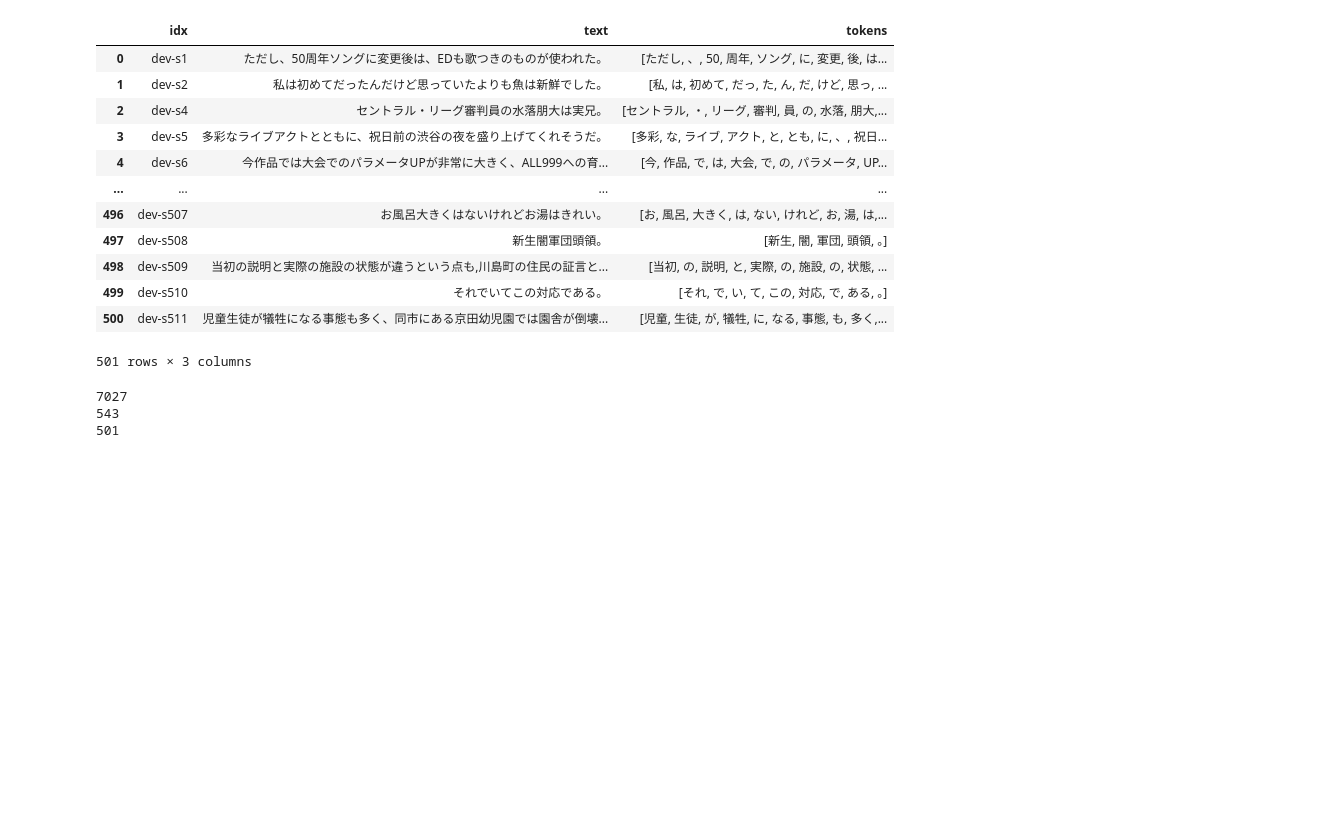
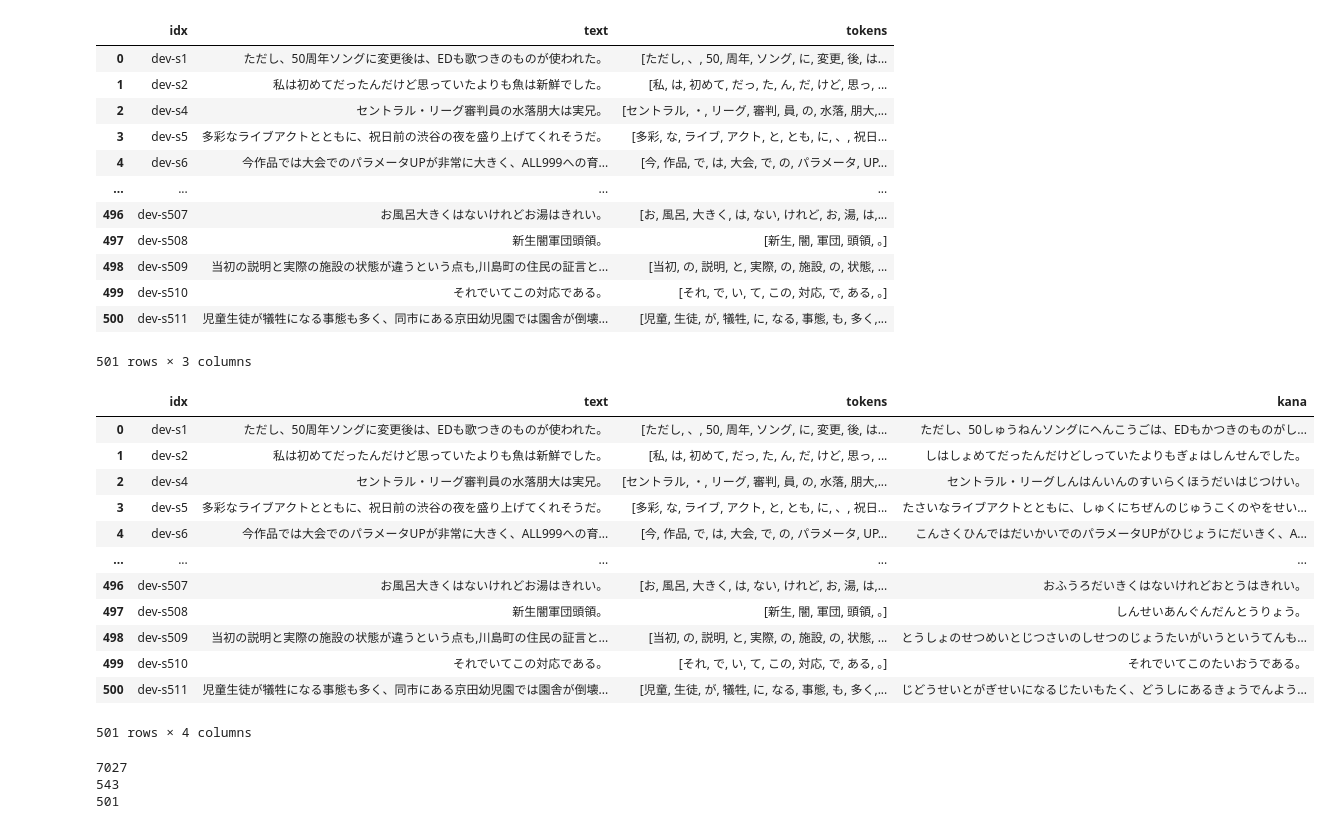
Before and after one commit to bonfire203/JapaneseNLP436, a Jupyter notebook: kana2kanji.ipynb, the cells around one changed output. Saved outputs shown, nothing was run; the diff lists cells and outputs as text; code cells hidden in the pictures; blank space fills up the shorter version.

```diff
--- a/kana2kanji.ipynb
+++ b/kana2kanji.ipynb
@@ -61,6 +64,22 @@ Dataset universal_dependencies downloaded and prepared to C:/Users/brand/.cache/
 | 499 | dev-s510 | それでいてこの対応である。 | [それ, で, い, て, この, 対応, で, ある, 。] |
 | 500 | dev-s511 | 児童生徒が犠牲になる事態も多く、同市にある京田幼児園では園舎が倒壊... | [児童, 生徒, が, 犠牲, に, なる, 事態, も, 多く,... |
 501 rows × 3 columns
+# %%
+val_split_df
+# %% [output]
+|  | idx | text | tokens | kana |
+| 0 | dev-s1 | ただし、50周年ソングに変更後は、EDも歌つきのものが使われた。 | [ただし, 、, 50, 周年, ソング, に, 変更, 後, は... | ただし、50しゅうねんソングにへんこうごは、EDもかつきのものがし... |
+| 1 | dev-s2 | 私は初めてだったんだけど思っていたよりも魚は新鮮でした。 | [私, は, 初めて, だっ, た, ん, だ, けど, 思っ, ... | しはしょめてだったんだけどしっていたよりもぎょはしんせんでした。 |
+| 2 | dev-s4 | セントラル・リーグ審判員の水落朋大は実兄。 | [セントラル, ・, リーグ, 審判, 員, の, 水落, 朋大,... | セントラル・リーグしんはんいんのすいらくほうだいはじつけい。 |
+| 3 | dev-s5 | 多彩なライブアクトとともに、祝日前の渋谷の夜を盛り上げてくれそうだ。 | [多彩, な, ライブ, アクト, と, とも, に, 、, 祝日... | たさいなライブアクトとともに、しゅくにちぜんのじゅうこくのやをせい... |
+| 4 | dev-s6 | 今作品では大会でのパラメータUPが非常に大きく、ALL999への育... | [今, 作品, で, は, 大会, で, の, パラメータ, UP... | こんさくひんではだいかいでのパラメータUPがひじょうにだいきく、A... |
+| ... | ... | ... | ... | ... |
+| 496 | dev-s507 | お風呂大きくはないけれどお湯はきれい。 | [お, 風呂, 大きく, は, ない, けれど, お, 湯, は,... | おふうろだいきくはないけれどおとうはきれい。 |
+| 497 | dev-s508 | 新生闇軍団頭領。 | [新生, 闇, 軍団, 頭領, 。] | しんせいあんぐんだんとうりょう。 |
+| 498 | dev-s509 | 当初の説明と実際の施設の状態が違うという点も,川島町の住民の証言と... | [当初, の, 説明, と, 実際, の, 施設, の, 状態, ... | とうしょのせつめいとじつさいのしせつのじょうたいがいうというてんも... |
+| 499 | dev-s510 | それでいてこの対応である。 | [それ, で, い, て, この, 対応, で, ある, 。] | それでいてこのたいおうである。 |
+| 500 | dev-s511 | 児童生徒が犠牲になる事態も多く、同市にある京田幼児園では園舎が倒壊... | [児童, 生徒, が, 犠牲, に, なる, 事態, も, 多く,... | じどうせいとがぎせいになるじたいもたく、どうしにあるきょうでんよう... |
+501 rows × 4 columns
 # %%
 print(len(train_split))
 print(len(test_split))
```
Also changed, not shown: parts of 11 cells of this notebook.
